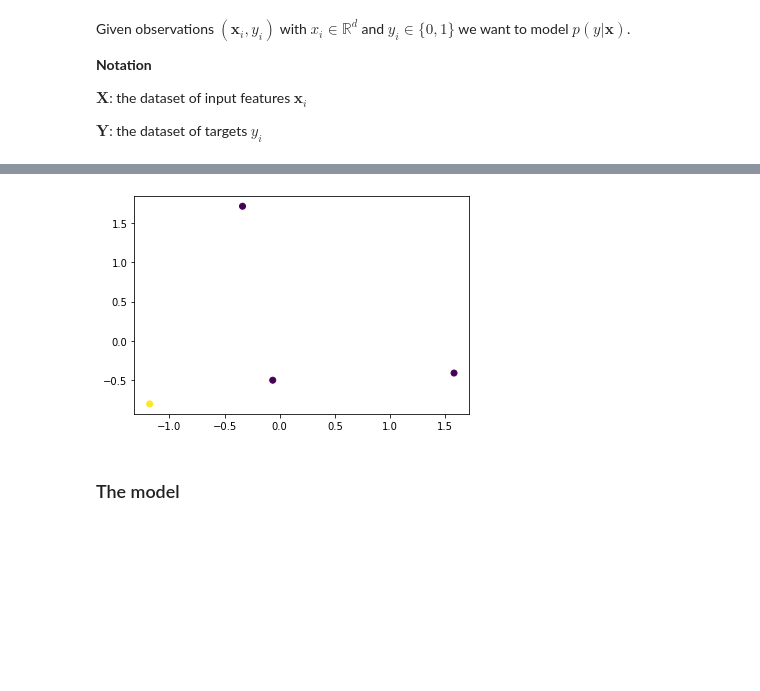
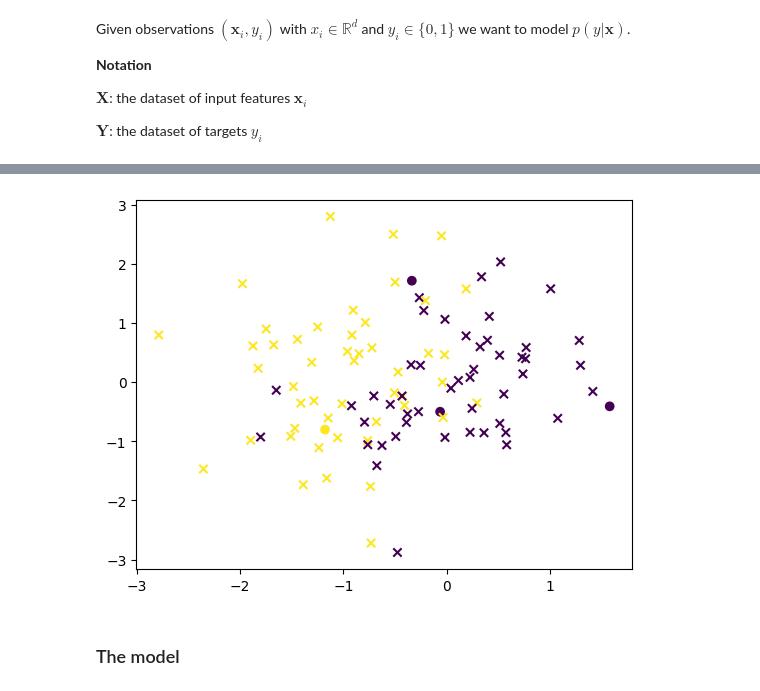
Before and after one commit to TommasoPiscitelli/PML2024, a Jupyter notebook: Notebooks/06_bayesian_regression.ipynb, the cells around one changed output, grey strips where cells are left out. Cells and saved outputs as stored; diff of their text form; code cells hidden in the pictures; blank space fills up the shorter version.

```diff
--- a/Notebooks/06_bayesian_regression.ipynb
+++ b/Notebooks/06_bayesian_regression.ipynb
@@ -484,9 +380,10 @@ X_train, y_train, X_test, y_test = split_and_standardize(X=X, y=y, ratio=0.04)
 # %%
 import matplotlib.pyplot as plt
 
 _ = plt.scatter(X_train[:, 0], X_train[:, 1], c=y_train)
+_ = plt.scatter(X_test[:, 0], X_test[:, 1], c=y_test, marker='x')
 # %% [output]
-[figure, old version]
+[figure, new version]
 # %% [markdown]
 ### The model
 # %% [markdown]
```
Also changed, not shown: parts of 20 cells of this notebook.
